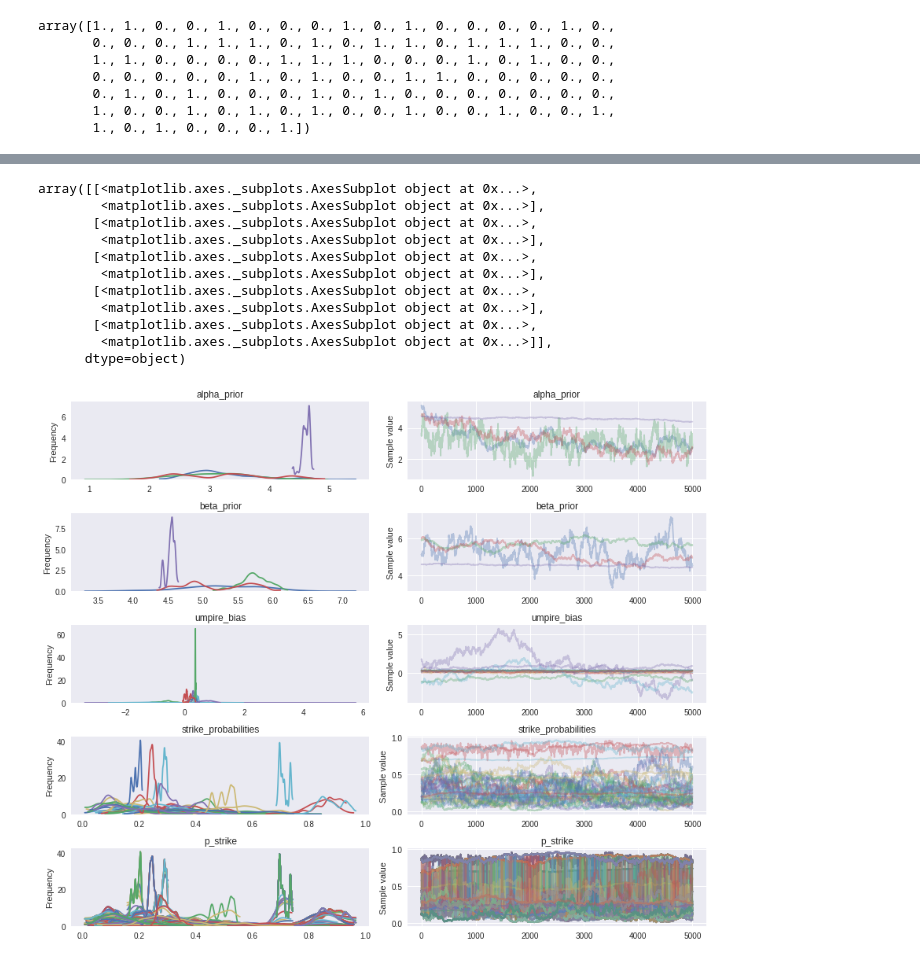
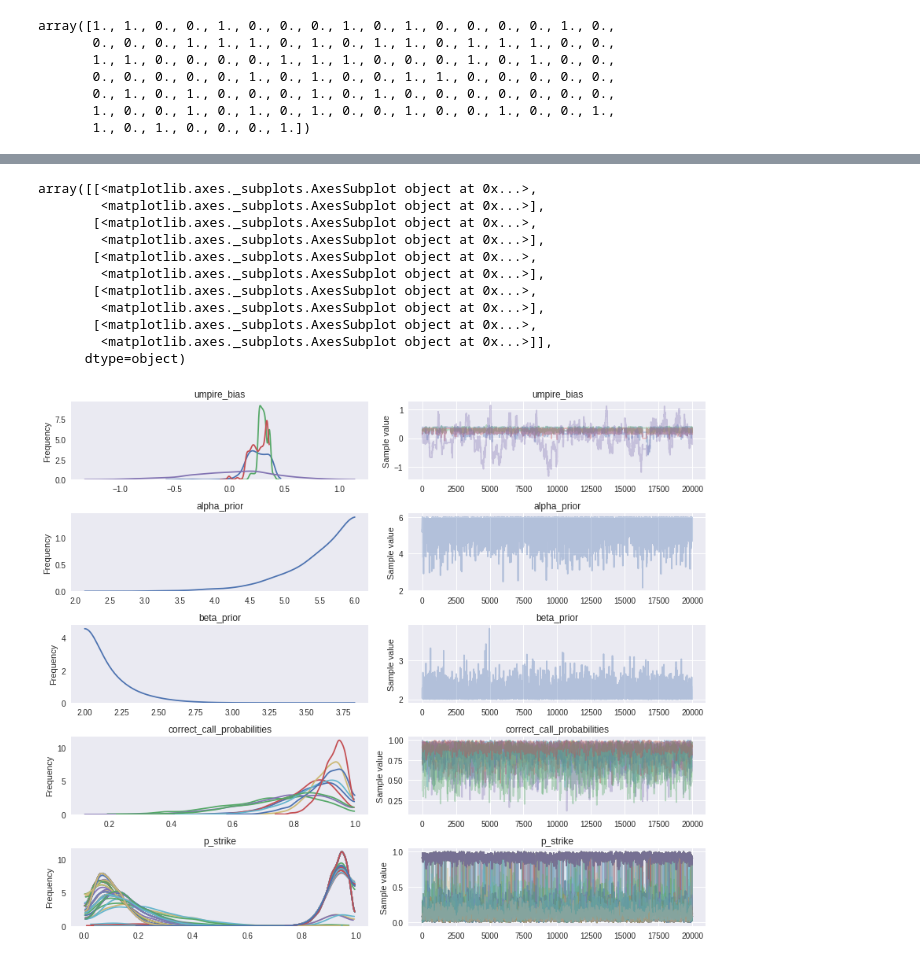
Before and after one commit to dantegates/mlb-statcast, a Jupyter notebook: Untitled.ipynb, the cells around one changed output, grey strips where cells are left out. Cells and saved outputs as stored; diff of their text form; code cells hidden in the pictures.

```diff
--- a/Untitled.ipynb
+++ b/Untitled.ipynb
@@ -266,14 +265,14 @@ def is_strike(x, z,
     is_inside_low = is_inside & is_low
     is_outside_low = is_outside & is_low
 
-    return T.switch(is_inside_high, p_correct[p_lookup['inside_high']],
-            T.switch(is_outside_high, p_correct[p_lookup['outside_high']],
-            T.switch(is_outside_low, p_correct[p_lookup['outside_low']],
-            T.switch(is_inside_low, p_correct[p_lookup['inside_low']],
-            T.switch(is_inside, p_correct[p_lookup['inside']],
-            T.switch(is_high, p_correct[p_lookup['high']],
-            T.switch(is_outside, p_correct[p_lookup['outside']],
-            T.switch(is_low, p_correct[p_lookup['low']],
+    return T.switch(is_inside_high, 1-p_correct[p_lookup['inside_high']],
+            T.switch(is_outside_high, 1-p_correct[p_lookup['outside_high']],
+            T.switch(is_outside_low, 1-p_correct[p_lookup['outside_low']],
+            T.switch(is_inside_low, 1-p_correct[p_lookup['inside_low']],
+            T.switch(is_inside, 1-p_correct[p_lookup['inside']],
+            T.switch(is_high, 1-p_correct[p_lookup['high']],
+            T.switch(is_outside, 1-p_correct[p_lookup['outside']],
+            T.switch(is_low, 1-p_correct[p_lookup['low']],
             p_correct[p_lookup['strike']]))))))))
 
 with pm.Model() as model:
@@ -288,12 +287,12 @@ with pm.Model() as model:
     # Define one distribution for each outside of strike zone location as well
     # as a distribution for inside the strike zone.
     # Priors assume the umpires usually make the correct call
-    alpha_prior = pm.Normal('alpha_prior', mu=5, sd=1)
-    beta_prior = pm.Normal('beta_prior', mu=5, sd=1)
-    correct_call_probabilities = pm.Beta('strike_probabilities', alpha=alpha_prior, beta=beta_prior, shape=9)
+    alpha_prior = pm.Uniform('alpha_prior', 2, 6)
+    beta_prior = pm.Uniform('beta_prior', 2, 6)
+    correct_call_probabilities = pm.Beta('correct_call_probabilities', alpha=alpha_prior, beta=beta_prior, shape=9)
 
     # Define distributions for the umpires bias inside, outside, top and bottom
-    umpire_bias = pm.Normal('umpire_bias', 0, 2, shape=4)
+    umpire_bias = pm.Normal('umpire_bias', 0, 5/12, shape=4)
 
     # Define our distribution of interest, probability of a strike.
     # Use of pm.Deterministic conditions the probability on the data.
@@ -320,19 +315,21 @@ The gelman-rubin statistic is larger than 1.4 for some parameters. The sampler d
 The estimated number of effective samples is smaller than 200 for some parameters.
 # %%
-pm.plots.traceplot(trace)
+pm.plots.traceplot?
-# %% [output]
-array([[<matplotlib.axes._subplots.AxesSubplot object at 0x...>,
-        <matplotlib.axes._subplots.AxesSubplot object at 0x...>],
-       [<matplotlib.axes._subplots.AxesSubplot object at 0x...>,
-        <matplotlib.axes._subplots.AxesSubplot object at 0x...>],
-       [<matplotlib.axes._subplots.AxesSubplot object at 0x...>,
-        <matplotlib.axes._subplots.AxesSubplot object at 0x...>],
-       [<matplotlib.axes._subplots.AxesSubplot object at 0x...>,
-        <matplotlib.axes._subplots.AxesSubplot object at 0x...>],
-       [<matplotlib.axes._subplots.AxesSubplot object at 0x...>,
-        <matplotlib.axes._subplots.AxesSubplot object at 0x...>]],
-      dtype=object)
-[figure, removed]
+# %%
+pm.plots.traceplot(trace, combined=True)
+# %% [output]
+array([[<matplotlib.axes._subplots.AxesSubplot object at 0x...>,
+        <matplotlib.axes._subplots.AxesSubplot object at 0x...>],
+       [<matplotlib.axes._subplots.AxesSubplot object at 0x...>,
+        <matplotlib.axes._subplots.AxesSubplot object at 0x...>],
+       [<matplotlib.axes._subplots.AxesSubplot object at 0x...>,
+        <matplotlib.axes._subplots.AxesSubplot object at 0x...>],
+       [<matplotlib.axes._subplots.AxesSubplot object at 0x...>,
+        <matplotlib.axes._subplots.AxesSubplot object at 0x...>],
+       [<matplotlib.axes._subplots.AxesSubplot object at 0x...>,
+        <matplotlib.axes._subplots.AxesSubplot object at 0x...>]],
+      dtype=object)
+[figure, added]
 # %%
 trace['umpire_bias'][:-500,:].mean(axis=0)
 # %% [output]
```
Also changed, not shown: parts of 6 cells of this notebook.
